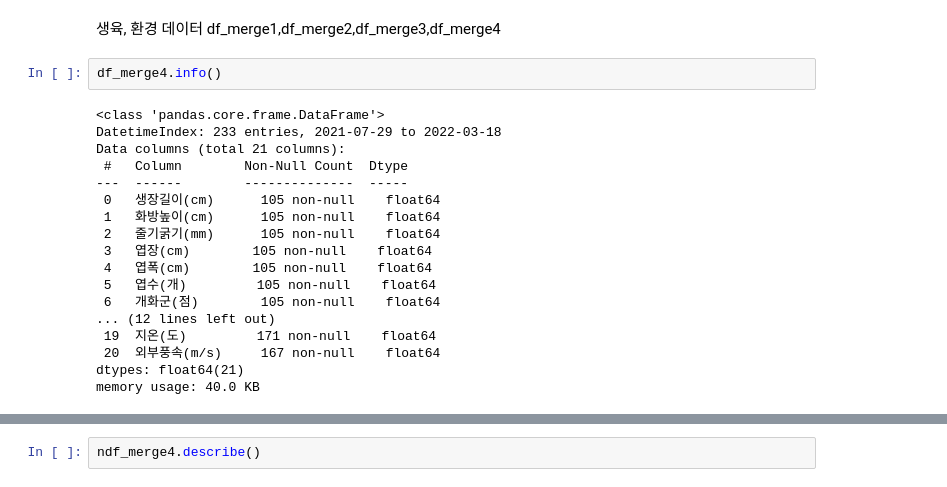
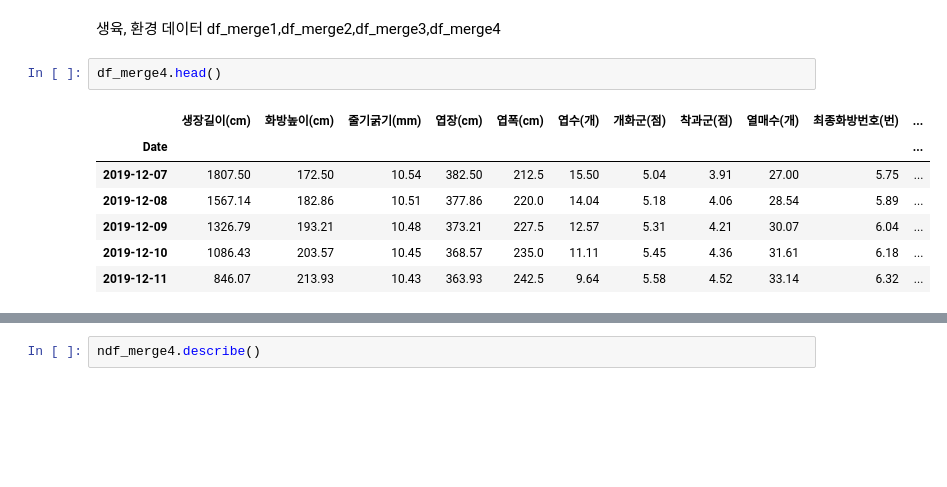
Before and after one commit to sexymonster/Projects, a Jupyter notebook: TeamProject/TomatoDataCustom.ipynb, the cells around one changed output, grey strips where cells are left out. Drawn from its saved outputs; the diff is of its cells as text; blank space fills up the shorter version.

```diff
--- a/TeamProject/TomatoDataCustom.ipynb
+++ b/TeamProject/TomatoDataCustom.ipynb
@@ -750,22 +763,12 @@ df_merge4.corr()
 # %% [markdown]
 생육, 환경 데이터 df_merge1,df_merge2,df_merge3,df_merge4
 # %%
-df_merge4.info()
+df_merge4.head()
 # %% [output]
-<class 'pandas.core.frame.DataFrame'>
-DatetimeIndex: 233 entries, 2021-07-29 to 2022-03-18
-Data columns (total 21 columns):
- #   Column        Non-Null Count  Dtype
----  ------        --------------  -----
- 0   생장길이(cm)      105 non-null    float64
- 1   화방높이(cm)      105 non-null    float64
- 2   줄기굵기(mm)      105 non-null    float64
- 3   엽장(cm)        105 non-null    float64
- 4   엽폭(cm)        105 non-null    float64
- 5   엽수(개)         105 non-null    float64
- 6   개화군(점)        105 non-null    float64
-... (12 lines left out)
- 19  지온(도)         171 non-null    float64
- 20  외부풍속(m/s)     167 non-null    float64
-dtypes: float64(21)
-memory usage: 40.0 KB
+|  | 생장길이(cm) | 화방높이(cm) | 줄기굵기(mm) | 엽장(cm) | 엽폭(cm) | 엽수(개) | 개화군(점) | 착과군(점) | 열매수(개) | 최종화방번호(번) | ... |
+| Date |  |  |  |  |  |  |  |  |  |  | ... |
+| 2019-12-07 | 1807.50 | 172.50 | 10.54 | 382.50 | 212.5 | 15.50 | 5.04 | 3.91 | 27.00 | 5.75 | ... |
+| 2019-12-08 | 1567.14 | 182.86 | 10.51 | 377.86 | 220.0 | 14.04 | 5.18 | 4.06 | 28.54 | 5.89 | ... |
+| 2019-12-09 | 1326.79 | 193.21 | 10.48 | 373.21 | 227.5 | 12.57 | 5.31 | 4.21 | 30.07 | 6.04 | ... |
+| 2019-12-10 | 1086.43 | 203.57 | 10.45 | 368.57 | 235.0 | 11.11 | 5.45 | 4.36 | 31.61 | 6.18 | ... |
+| 2019-12-11 | 846.07 | 213.93 | 10.43 | 363.93 | 242.5 | 9.64 | 5.58 | 4.52 | 33.14 | 6.32 | ... |
```
Also changed, not shown: parts of 27 cells of this notebook.
